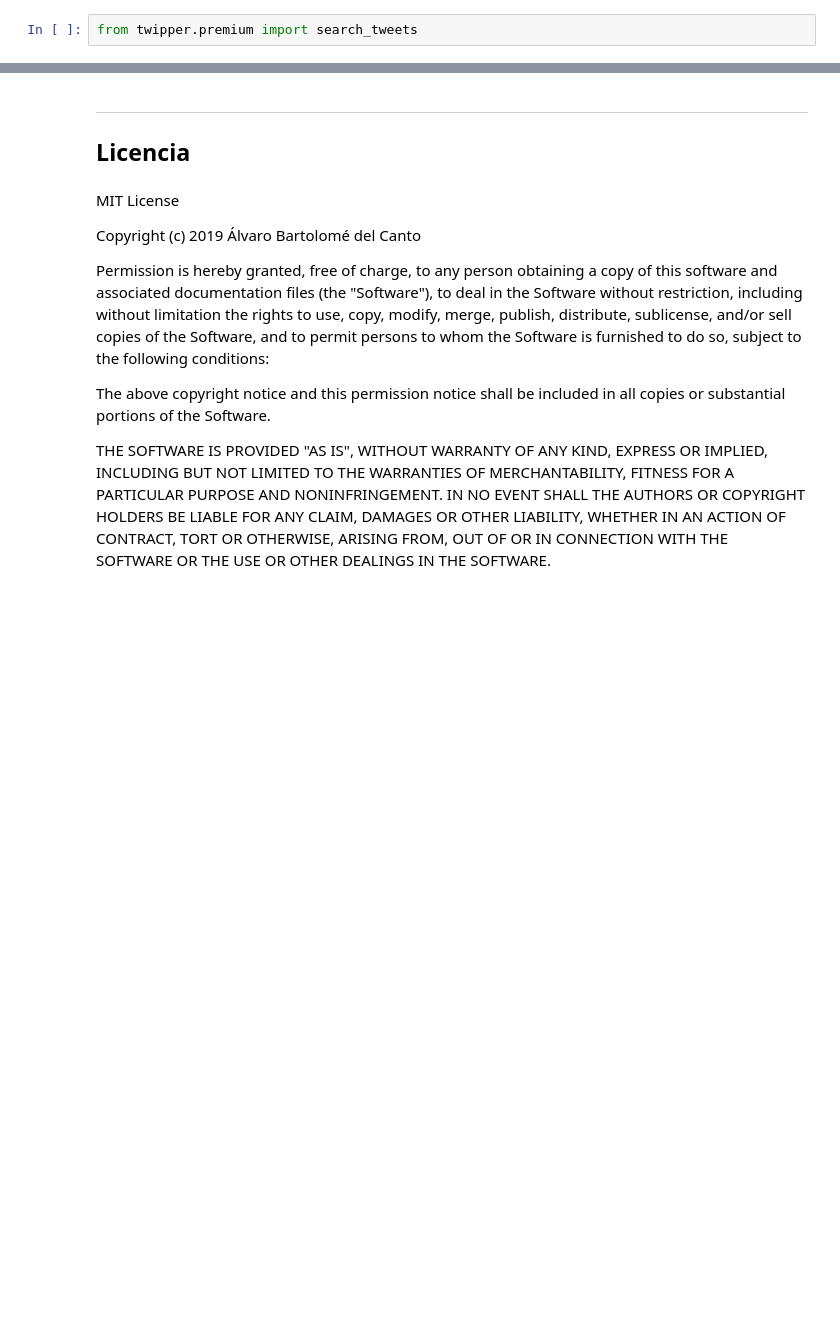
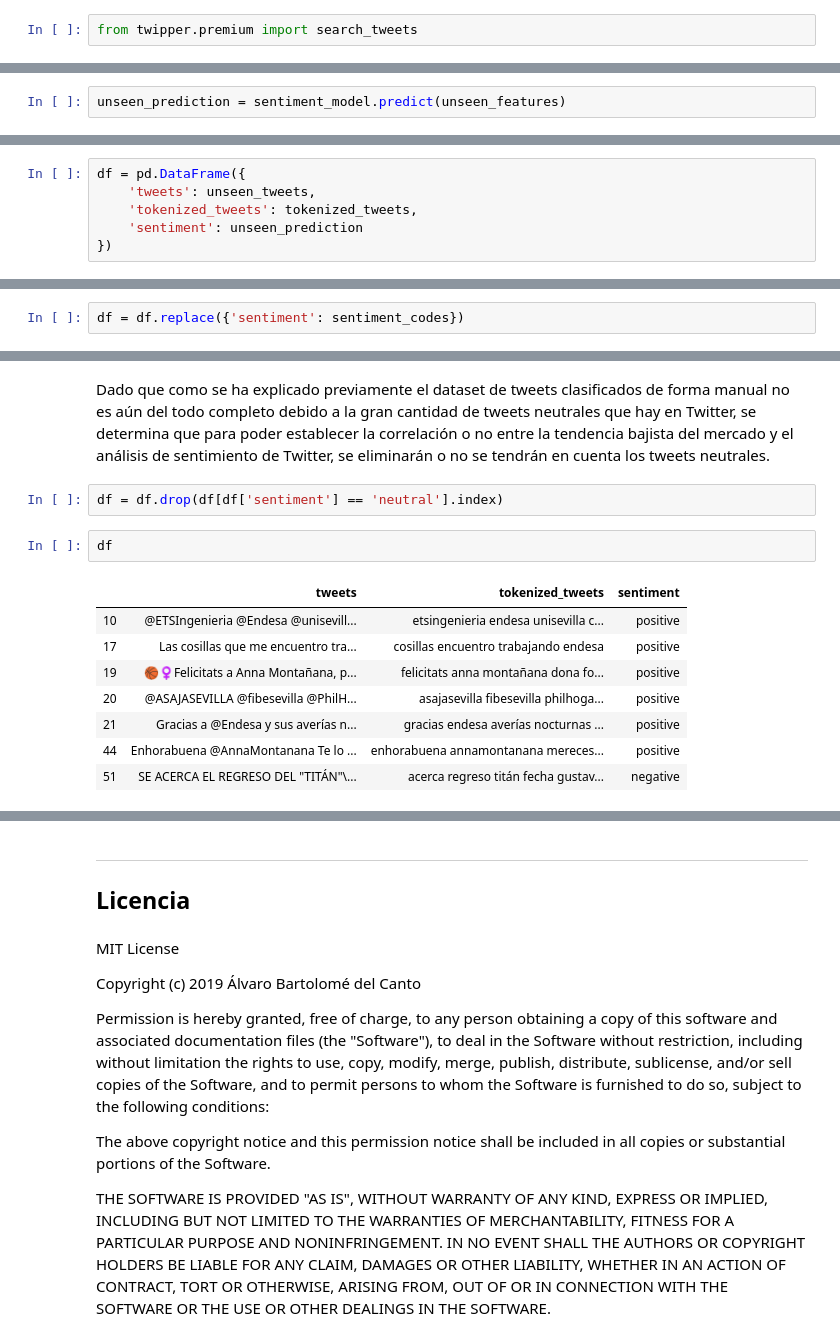
Before and after one commit to ajmal017/tcue, a Jupyter notebook: notebooks/trendet-twipper.ipynb, the cells around one changed output, grey strips where cells are left out. Cells and saved outputs as stored; diff of their text form; blank space fills up the shorter version.

```diff
--- a/notebooks/trendet-twipper.ipynb
+++ b/notebooks/trendet-twipper.ipynb
@@ -165,0 +230,2 @@ len(list(dict.fromkeys(res)))
+# %%
+unseen_prediction = sentiment_model.predict(unseen_features)
@@ -165,0 +236,6 @@ len(list(dict.fromkeys(res)))
+# %%
+df = pd.DataFrame({
+    'tweets': unseen_tweets,
+    'tokenized_tweets': tokenized_tweets,
+    'sentiment': unseen_prediction
+})
@@ -165,0 +251,2 @@ len(list(dict.fromkeys(res)))
+# %%
+df = df.replace({'sentiment': sentiment_codes})
@@ -165,0 +262,15 @@ len(list(dict.fromkeys(res)))
+# %% [markdown]
+Dado que como se ha explicado previamente el dataset de tweets clasificados de forma manual no es aún del todo completo debido a la gran cantidad de tweets neutrales que hay en Twitter, se determina que para poder establecer la correlación o no entre la tendencia bajista del mercado y el análisis de sentimiento de Twitter, se eliminarán o no se tendrán en cuenta los tweets neutrales.
+# %%
+df = df.drop(df[df['sentiment'] == 'neutral'].index)
+# %%
+df
+# %% [output]
+|  | tweets | tokenized_tweets | sentiment |
+| 10 | @ETSIngenieria @Endesa @unisevill... | etsingenieria endesa unisevilla c... | positive |
+| 17 | Las cosillas que me encuentro tra... | cosillas encuentro trabajando endesa | positive |
+| 19 | 🏀♀️Felicitats a Anna Montañana, p... | felicitats anna montañana dona fo... | positive |
+| 20 | @ASAJASEVILLA @fibesevilla @PhilH... | asajasevilla fibesevilla philhoga... | positive |
+| 21 | Gracias a @Endesa y sus averías n... | gracias endesa averías nocturnas ... | positive |
+| 44 | Enhorabuena @AnnaMontanana Te lo ... | enhorabuena annamontanana mereces... | positive |
+| 51 | SE ACERCA EL REGRESO DEL "TITÁN"\... | acerca regreso titán fecha gustav... | negative |
```
Also changed, not shown: parts of 55 cells of this notebook, 9 other files.
